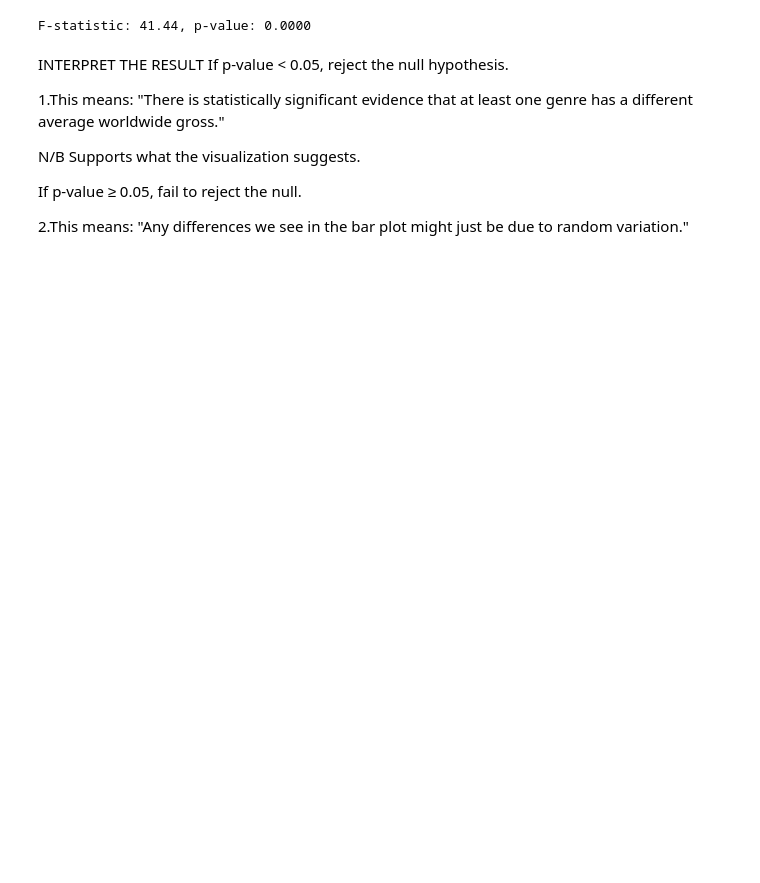
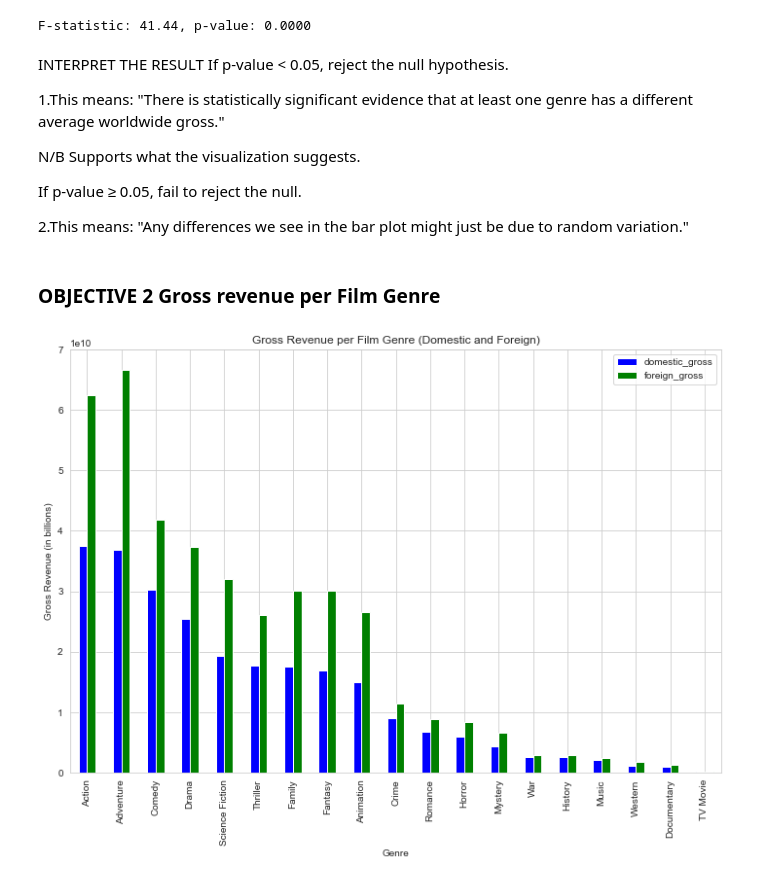
Before and after one commit to CollinsNyatundo/Film-Analysis, a Jupyter notebook: index.ipynb, the cells around one changed output. Saved outputs shown, nothing was run; the diff lists cells and outputs as text; code cells hidden in the pictures; blank space fills up the shorter version.

Commit message:
Tackled objective 2: Gross revenue per film genre

```diff
--- a/index.ipynb
+++ b/index.ipynb
@@ -430,3 +430,23 @@ N/B Supports what the visualization suggests.
 If p-value ≥ 0.05, fail to reject the null.
 
 2.This means: "Any differences we see in the bar plot might just be due to random variation."
+# %% [markdown]
+### OBJECTIVE 2  Gross revenue per Film Genre
+# %%
+# Explode the decoded_genres column to create separate rows for each genre
+exploded_df = merged_df.explode('decoded_genres')
+
+#grouping the data by genre and finding the total of domestic and foreign gross for each genre
+gross_revenue_per_genre = exploded_df.groupby('decoded_genres')[['domestic_gross', 'foreign_gross']].sum().sort_values(by='domestic_gross', ascending=False)
+
+#Plotting the data
+gross_revenue_per_genre.plot(kind='bar', stacked=False, figsize=(12, 8), color=['blue', 'green'])
+
+#Customize appearance
+plt.title('Gross Revenue per Film Genre (Domestic and Foreign)')
+plt.xlabel('Genre')
+plt.ylabel('Gross Revenue (in billions)')
+plt.xticks(rotation=90)
+plt.show()
+# %% [output]
+[figure, added]
```
Also changed, not shown: parts of 4 cells of this notebook.
